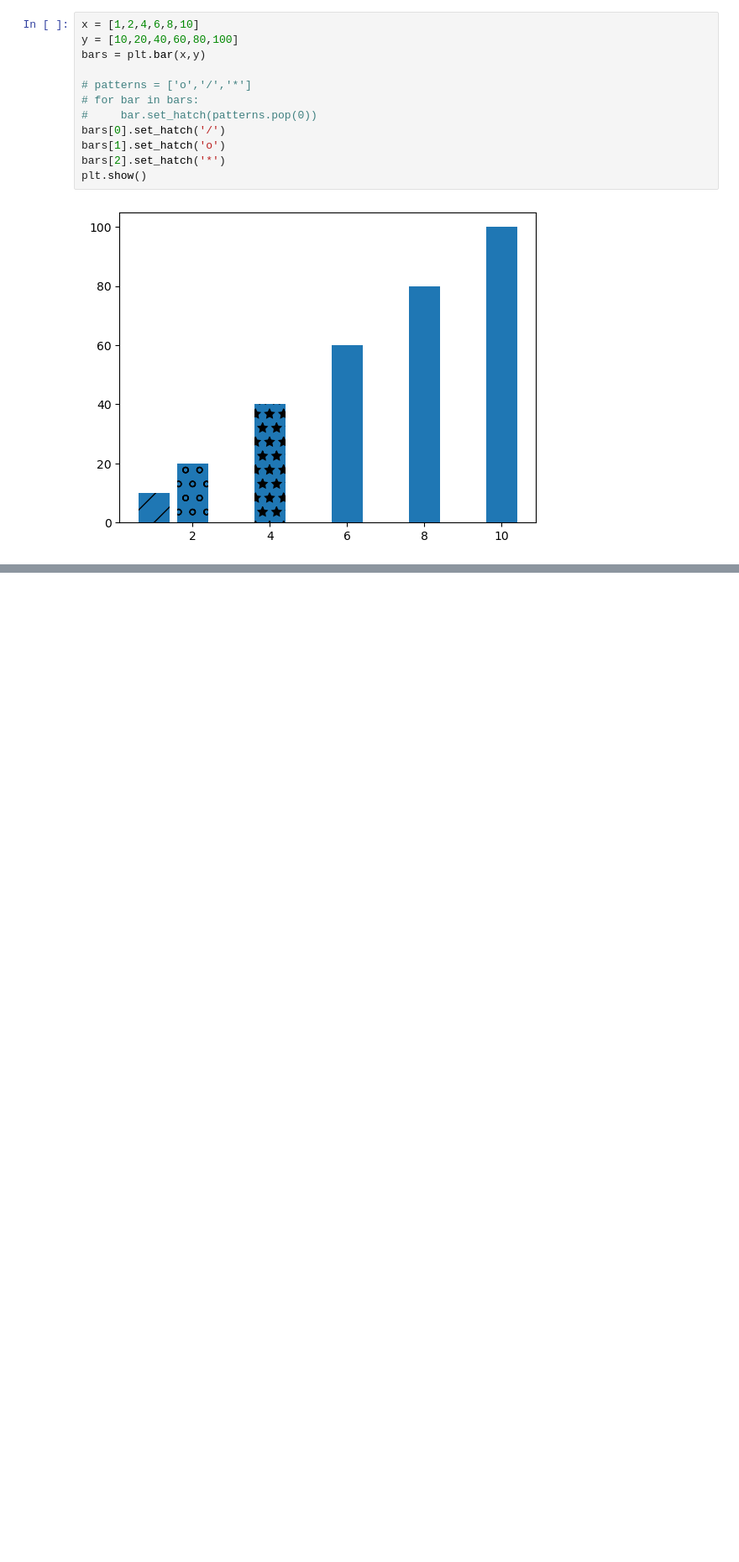
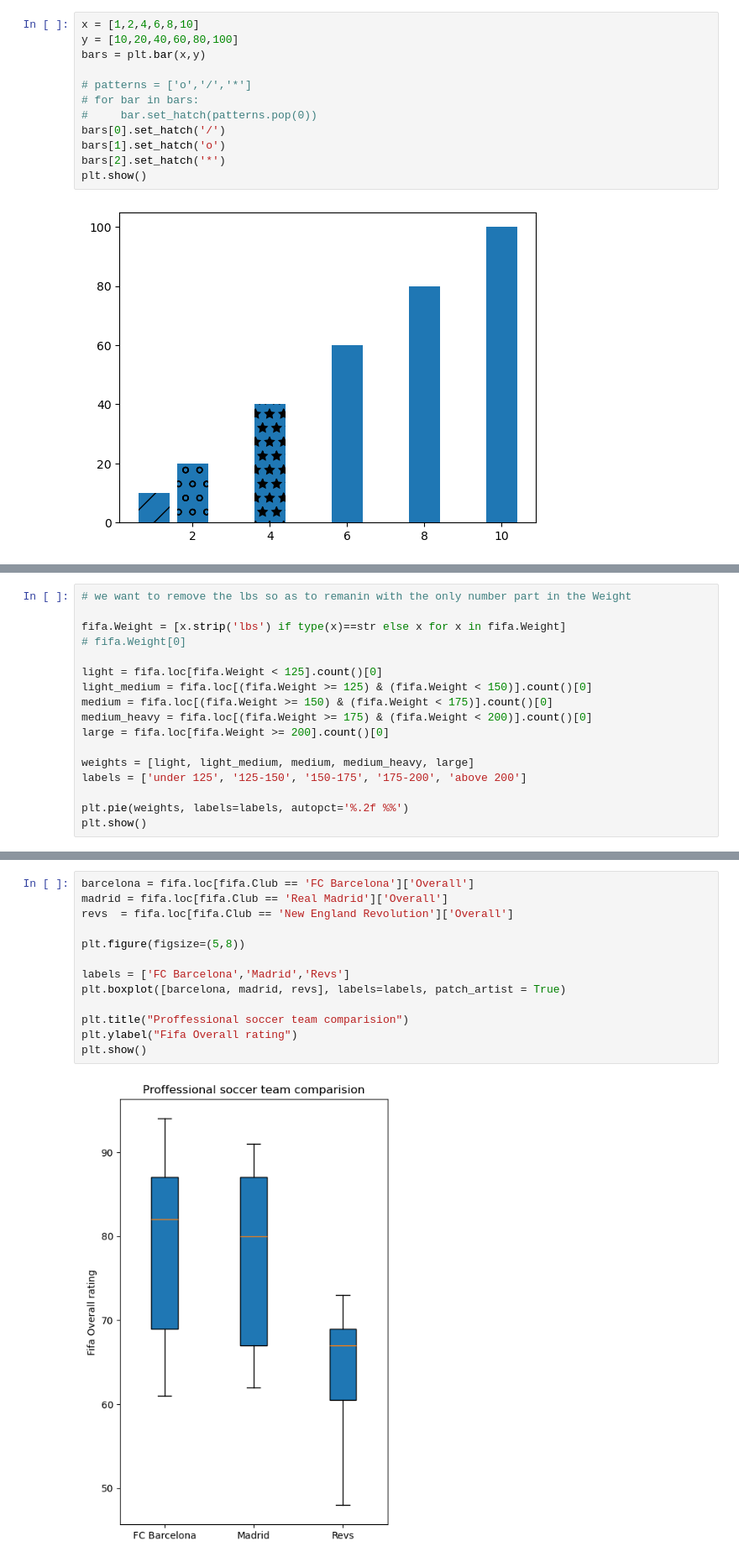
Before and after one commit to James-wasonga/Machine_Learning, a Jupyter notebook: Revision.ipynb, the cells around one changed output, grey strips where cells are left out. Shown at 84% size. Saved outputs shown, nothing was run; the diff lists cells and outputs as text; blank space fills up the shorter version.

```diff
--- a/Revision.ipynb
+++ b/Revision.ipynb
@@ -488,0 +557,17 @@ Name: Year, dtype: int64
+# %%
+# we want to remove the lbs so as to remanin with the only number part in the Weight
+
+fifa.Weight = [x.strip('lbs') if type(x)==str else x for x in fifa.Weight]
+# fifa.Weight[0]
+
+light = fifa.loc[fifa.Weight < 125].count()[0]
+light_medium = fifa.loc[(fifa.Weight >= 125) & (fifa.Weight < 150)].count()[0]
+medium = fifa.loc[(fifa.Weight >= 150) & (fifa.Weight < 175)].count()[0]
+medium_heavy = fifa.loc[(fifa.Weight >= 175) & (fifa.Weight < 200)].count()[0]
+large = fifa.loc[fifa.Weight >= 200].count()[0]
+
+weights = [light, light_medium, medium, medium_heavy, large]
+labels = ['under 125', '125-150', '150-175', '175-200', 'above 200']
+
+plt.pie(weights, labels=labels, autopct='%.2f %%')
+plt.show()
@@ -488,0 +592,15 @@ Name: Year, dtype: int64
+# %%
+barcelona = fifa.loc[fifa.Club == 'FC Barcelona']['Overall']
+madrid = fifa.loc[fifa.Club == 'Real Madrid']['Overall']
+revs  = fifa.loc[fifa.Club == 'New England Revolution']['Overall']
+
+plt.figure(figsize=(5,8))
+
+labels = ['FC Barcelona','Madrid','Revs']
+plt.boxplot([barcelona, madrid, revs], labels=labels, patch_artist = True)
+
+plt.title("Proffessional soccer team comparision")
+plt.ylabel("Fifa Overall rating")
+plt.show()
+# %% [output]
+[figure, added]
```
Also changed, not shown: parts of 17 cells of this notebook.
